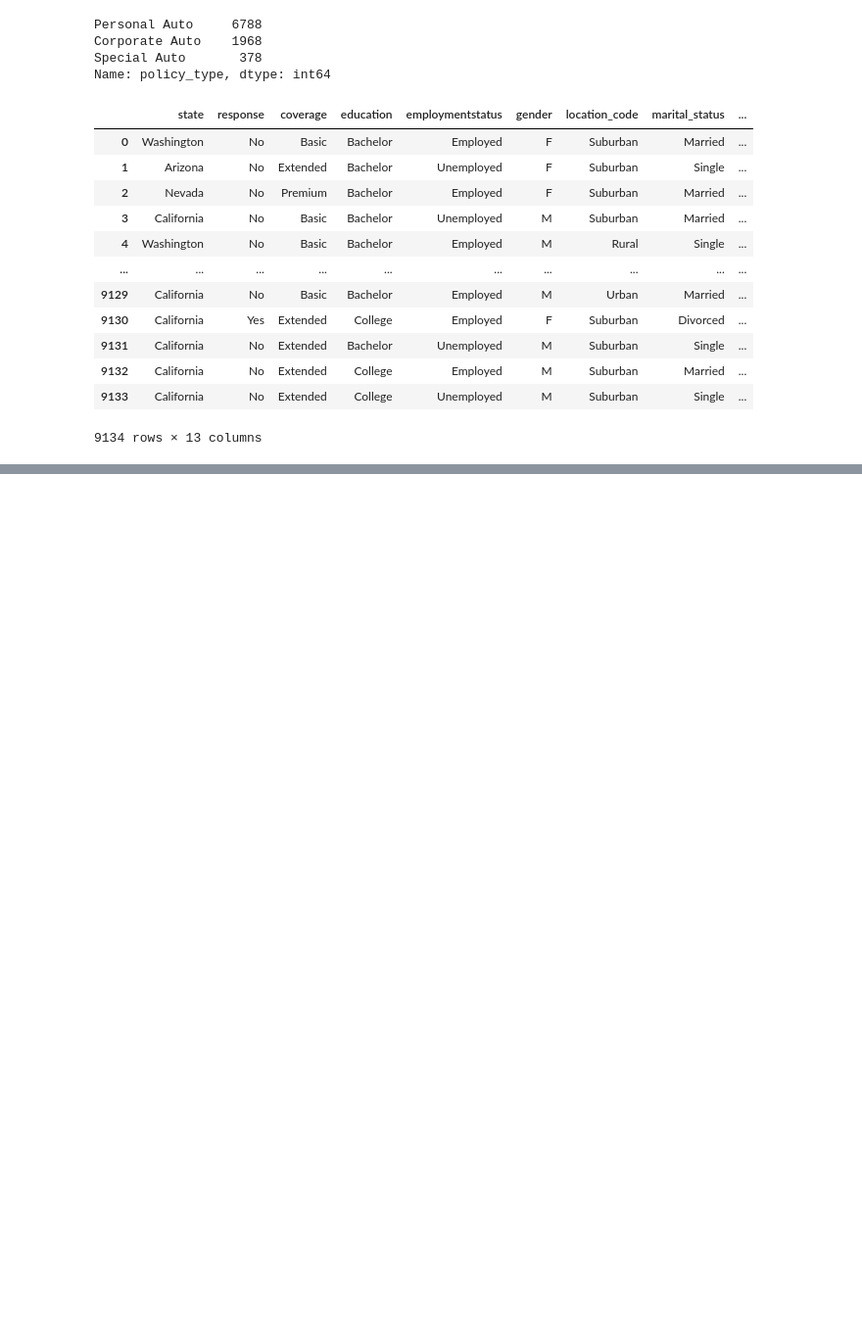
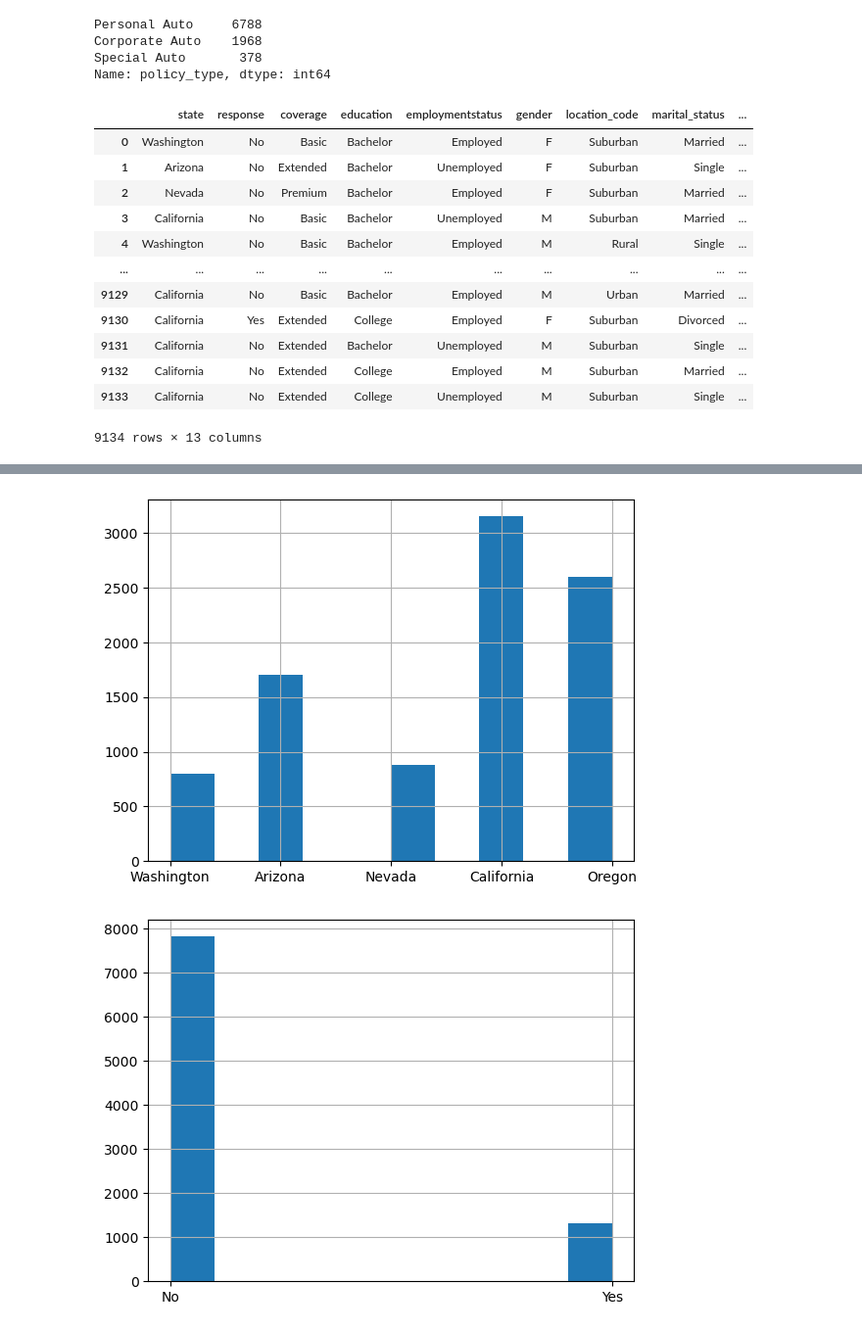
Before and after one commit to Adyto23/Lab-Comparing-regression-models, a Jupyter notebook: lab clean num .ipynb, the cells around one changed output, grey strips where cells are left out. Shown at 98% size. Cells and saved outputs as stored; diff of their text form; code cells hidden in the pictures; blank space fills up the shorter version.

```diff
--- a/lab clean num .ipynb
+++ b/lab clean num .ipynb
@@ -91,8 +91,3 @@ number_of_open_complaints          discrete
 number_of_policies                 discrete
 total_claim_amount               continuous
 dtype: object
-# %%
-
-for col in con_list:
-    numerical_df[col].hist(bins=10)
-    plt.show()
@@ -424,7 +412,7 @@ Corporate Auto    1968
 Special Auto       378
 Name: policy_type, dtype: int64
 # %%
-categoricals.drop('policy_type', inplace=True, axis=1)
+categoricals.drop('policy', inplace=True, axis=1)
 # %%
 categoricals
 # %% [output]
@@ -460,0 +465,7 @@ dtype: int64
+# %%
+for col in categoricals.columns:
+    categoricals[col].hist(bins=10)
+    plt.show()
+# %% [output]
+[figure, added]
+[figure, added]
```
Also changed, not shown: parts of 15 cells of this notebook.
